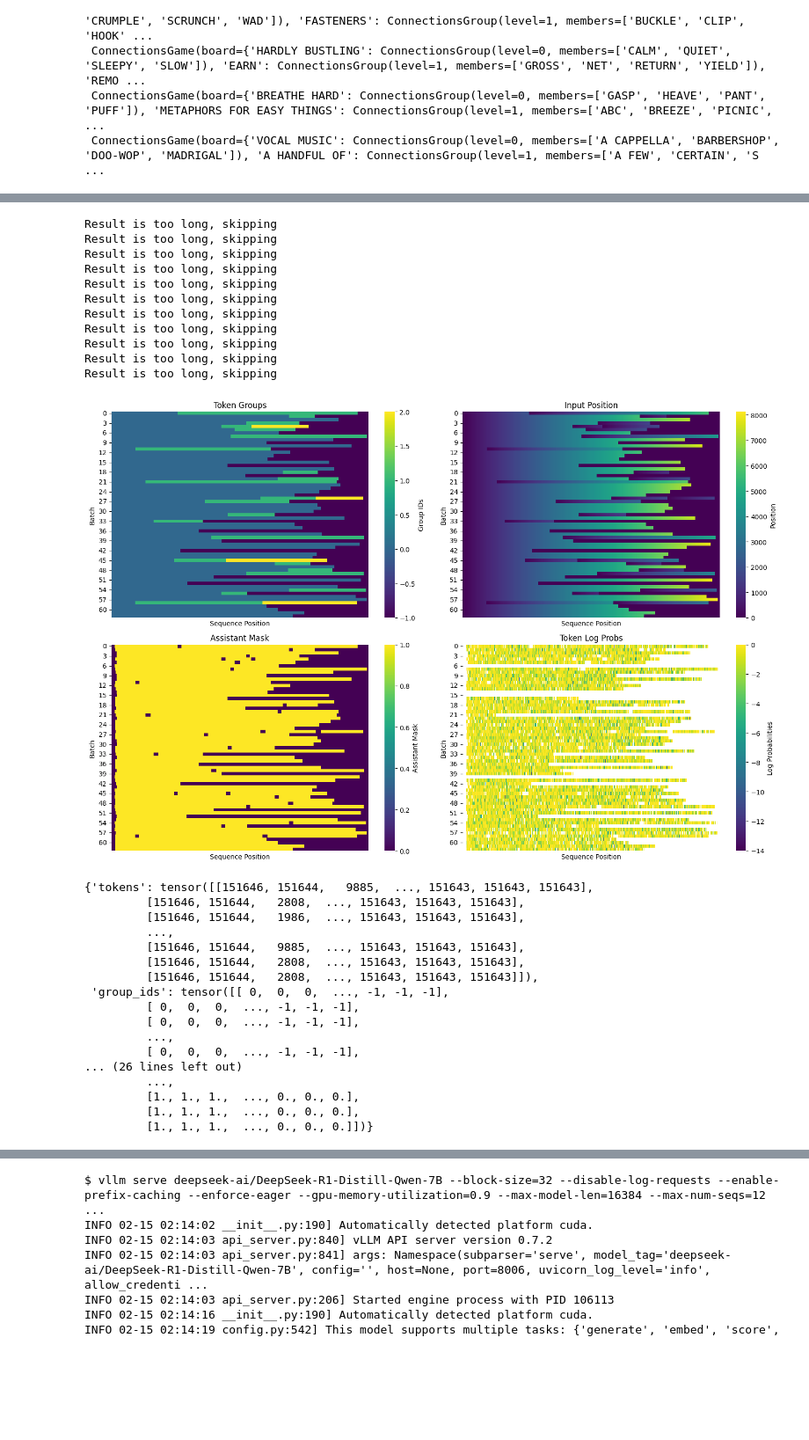
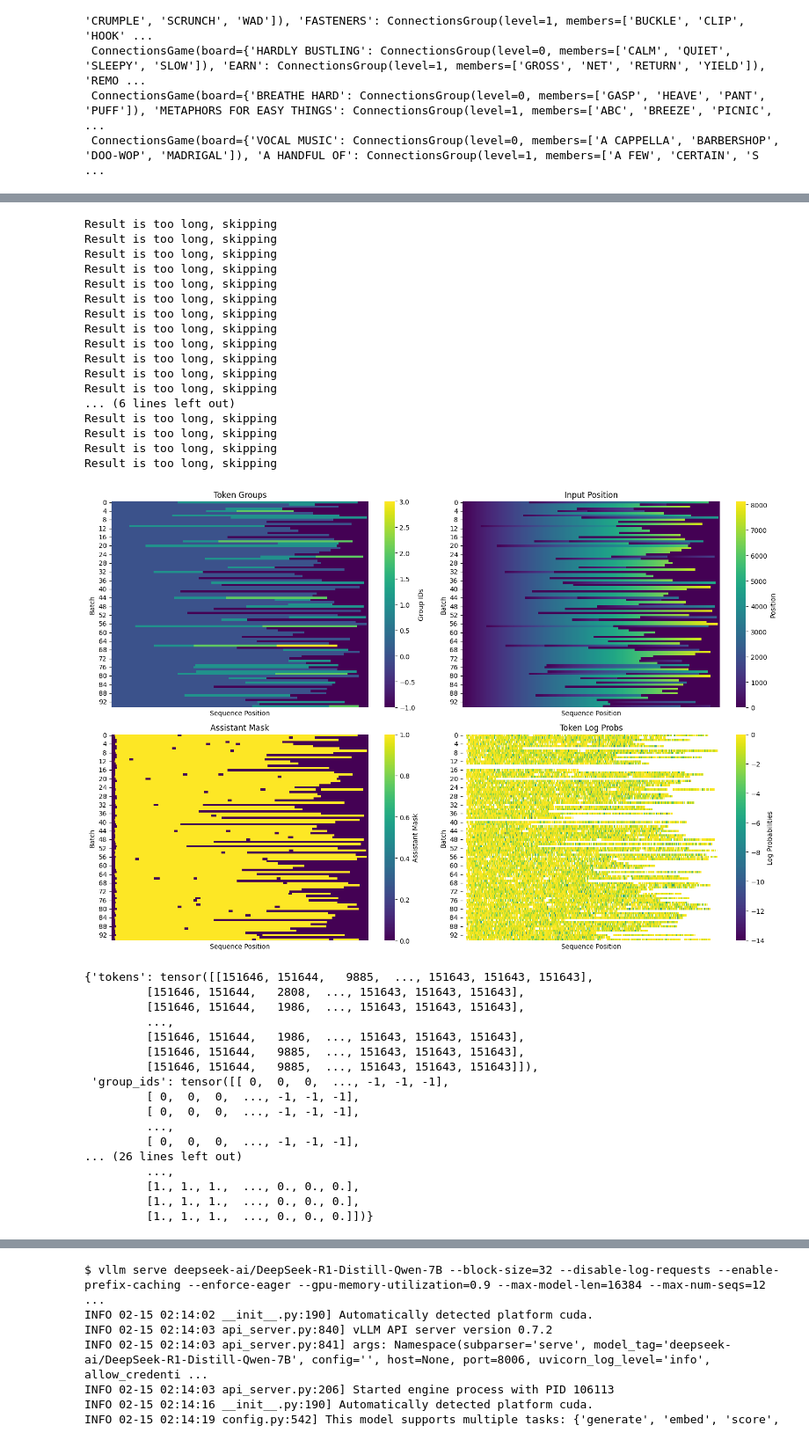
Before and after one commit to bradhilton/rl-experiments, a Jupyter notebook: experiments/002-train.ipynb, the cells around one changed output, grey strips where cells are left out. Shown at 88% size. Cells and saved outputs as stored; diff of their text form; code cells hidden in the pictures; blank space fills up the shorter version.

```diff
--- a/experiments/002-train.ipynb
+++ b/experiments/002-train.ipynb
@@ -91,7 +91,7 @@ def get_tasks() -> Iterable[Task]:
 
 tasks = list(islice(get_tasks(), len(games) * 2))
 # distill_tasks = tasks[:436]
-distill_tasks = tasks[:100]
+distill_tasks = tasks[:160]
 val_tasks = tasks[436:508]
 test_tasks = tasks[508 : len(games)]
 train_tasks = tasks[len(games) : len(games) + 436]
@@ -101,5 +101,6 @@ len(distill_tasks), len(val_tasks), len(test_tasks), len(train_tasks)
 # %%
-base_model = "deepseek-ai/DeepSeek-R1-Distill-Qwen-7B"
+model = models.qwen_7b
+base_model = model.base_model
 tokenizer = AutoTokenizer.from_pretrained(base_model)
 
 distill_client = openai.AsyncOpenAI(
@@ -147,31 +149,38 @@ Number of results with no logprobs: 6
 # %%
+seq_len = 8192
 packed_tensors = packed_tensors_from_tokenized_results(
     tokenized_results,
-    seq_len=8192,
+    seq_len=seq_len,
     pad_token_id=tokenizer.pad_token_id,  # type: ignore
 )
 plot_packed_tensors(packed_tensors)
 packed_tensors
 # %% [output]
 Result is too long, skipping
 Result is too long, skipping
 Result is too long, skipping
 Result is too long, skipping
 Result is too long, skipping
 Result is too long, skipping
 Result is too long, skipping
 Result is too long, skipping
 Result is too long, skipping
 Result is too long, skipping
 Result is too long, skipping
+Result is too long, skipping
+... (6 lines left out)
+Result is too long, skipping
+Result is too long, skipping
+Result is too long, skipping
+Result is too long, skipping
-[figure, old version]
+[figure, new version]
 {'tokens': tensor([[151646, 151644,   9885,  ..., 151643, 151643, 151643],
          [151646, 151644,   2808,  ..., 151643, 151643, 151643],
          [151646, 151644,   1986,  ..., 151643, 151643, 151643],
          ...,
+         [151646, 151644,   1986,  ..., 151643, 151643, 151643],
          [151646, 151644,   9885,  ..., 151643, 151643, 151643],
-         [151646, 151644,   2808,  ..., 151643, 151643, 151643],
-         [151646, 151644,   2808,  ..., 151643, 151643, 151643]]),
+         [151646, 151644,   9885,  ..., 151643, 151643, 151643]]),
  'group_ids': tensor([[ 0,  0,  0,  ..., -1, -1, -1],
          [ 0,  0,  0,  ..., -1, -1, -1],
          [ 0,  0,  0,  ..., -1, -1, -1],
```
Also changed, not shown: parts of 9 cells of this notebook, 1 other file.
